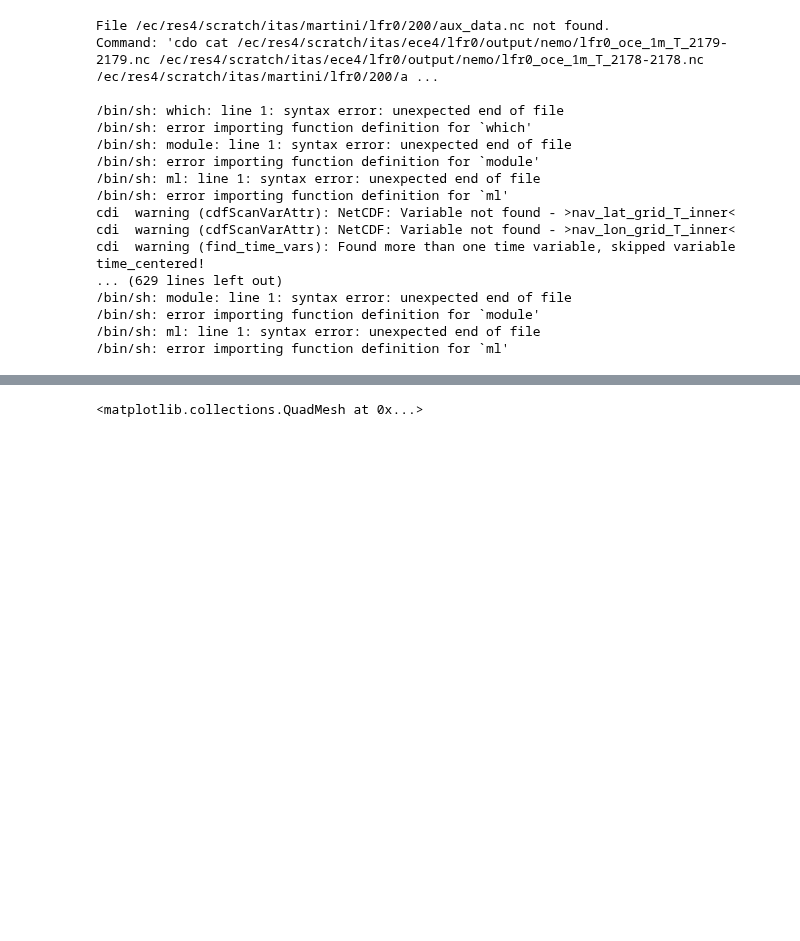
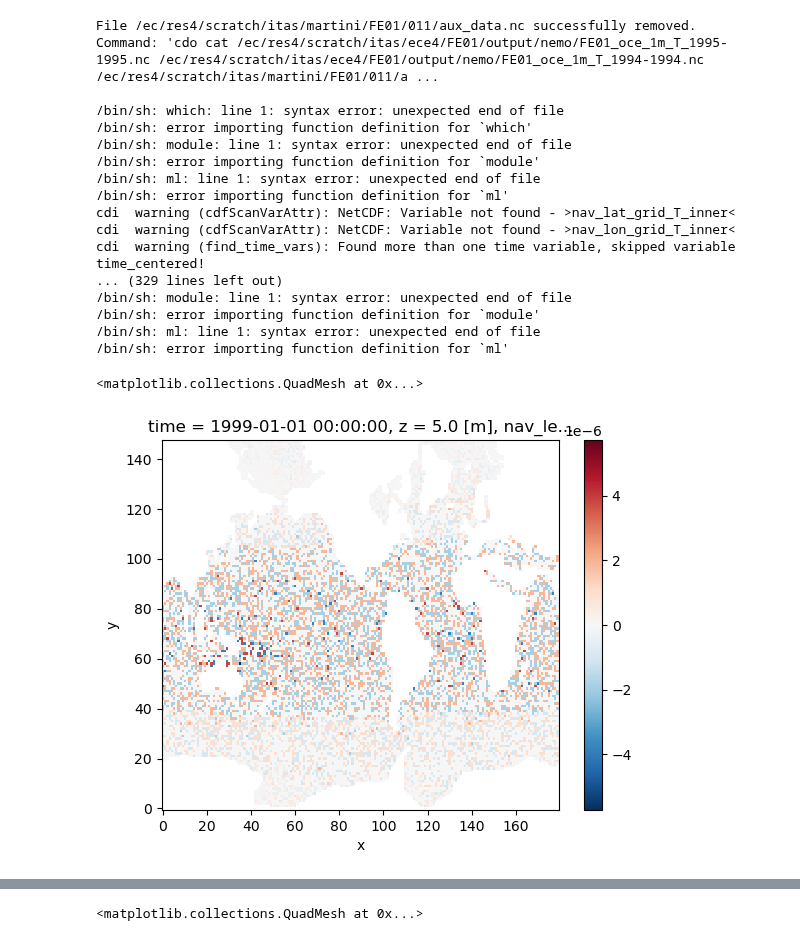
Before and after one commit to asozza/stece, a Jupyter notebook: osprey/notebooks/test_EOF_winter.ipynb, the cells around one changed output, grey strips where cells are left out. Drawn from its saved outputs; the diff is of its cells as text; code cells hidden in the pictures; blank space fills up the shorter version.

```diff
--- a/osprey/notebooks/test_EOF_winter.ipynb
+++ b/osprey/notebooks/test_EOF_winter.ipynb
@@ -26,10 +26,10 @@ startyear = get_year(startleg)
 endyear = get_year(endleg)
 window = endyear - startyear + 1
 # %%
-rdata = forecaster_EOF_winter(expname, var, endleg, yearspan, yearleap)
+rdata = forecaster_EOF_winter(expname=expname, varname=varname, endleg=endleg, yearspan=yearspan, yearleap=yearleap, reco=True)
 # %% [output]
-File /ec/res4/scratch/itas/martini/lfr0/200/aux_data.nc not found.
-Command: 'cdo cat /ec/res4/scratch/itas/ece4/lfr0/output/nemo/lfr0_oce_1m_T_2179-2179.nc /ec/res4/scratch/itas/ece4/lfr0/output/nemo/lfr0_oce_1m_T_2178-2178.nc /ec/res4/scratch/itas/martini/lfr0/200/a ...
+File /ec/res4/scratch/itas/martini/FE01/011/aux_data.nc successfully removed.
+Command: 'cdo cat /ec/res4/scratch/itas/ece4/FE01/output/nemo/FE01_oce_1m_T_1995-1995.nc /ec/res4/scratch/itas/ece4/FE01/output/nemo/FE01_oce_1m_T_1994-1994.nc /ec/res4/scratch/itas/martini/FE01/011/a ...
 
 /bin/sh: which: line 1: syntax error: unexpected end of file
 /bin/sh: error importing function definition for `which'
@@ -40,7 +40,7 @@ Command: 'cdo cat /ec/res4/scratch/itas/ece4/lfr0/output/nemo/lfr0_oce_1m_T_2179
 cdi  warning (cdfScanVarAttr): NetCDF: Variable not found - >nav_lat_grid_T_inner<
 cdi  warning (cdfScanVarAttr): NetCDF: Variable not found - >nav_lon_grid_T_inner<
 cdi  warning (find_time_vars): Found more than one time variable, skipped variable time_centered!
-... (629 lines left out)
+... (329 lines left out)
 /bin/sh: module: line 1: syntax error: unexpected end of file
 /bin/sh: error importing function definition for `module'
 /bin/sh: ml: line 1: syntax error: unexpected end of file
@@ -48 +54,7 @@ cdi  warning (find_time_vars): Found more than one time variable, skipped variab
+# %%
+delta = data[varname].isel(time=-1,z=0)-rdata['tn'].isel(time_counter=0,nav_lev=0)
+delta.plot()
+# %% [output]
+<matplotlib.collections.QuadMesh at 0x...>
+[figure, added]
 # %%
```
Also changed, not shown: parts of 6 cells of this notebook, 5 other files.
